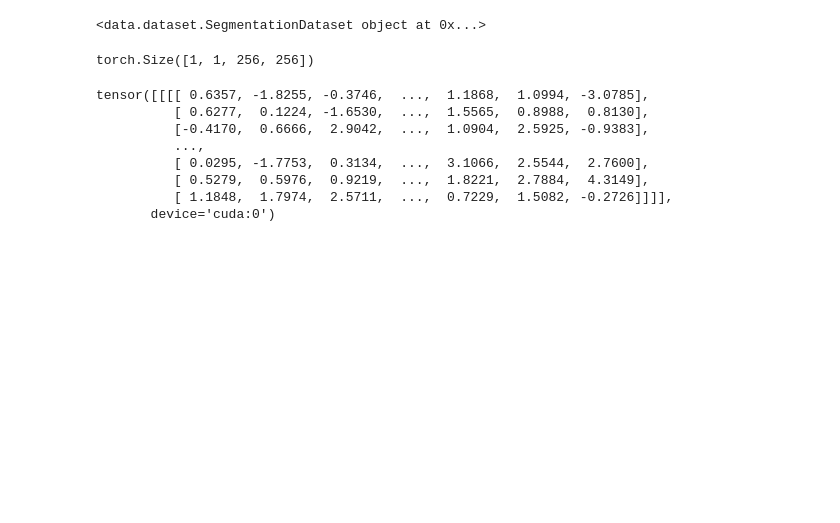
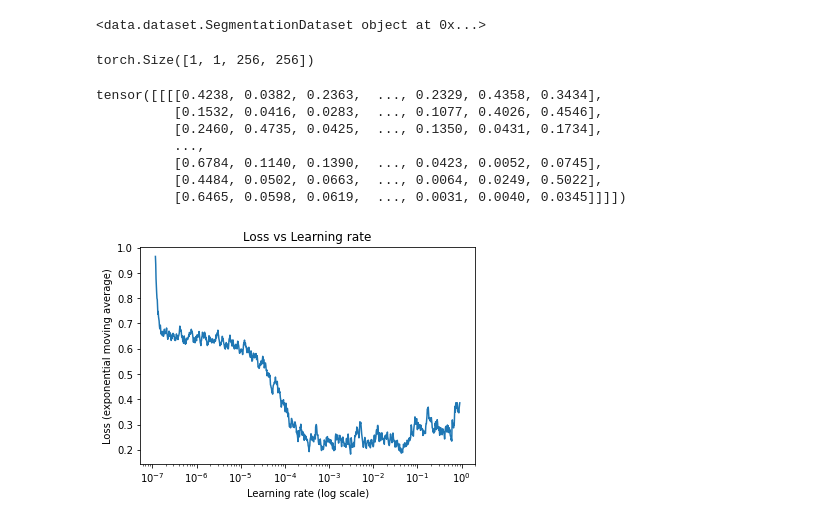
Before and after one commit to mo12896/learning-image-registration, a Jupyter notebook: notebooks/debugging.ipynb, the cells around one changed output. Saved outputs shown, nothing was run; the diff lists cells and outputs as text; code cells hidden in the pictures; blank space fills up the shorter version.

Commit message:
Add LearningRateScheduler and improve pipeline for #1

```diff
--- a/notebooks/debugging.ipynb
+++ b/notebooks/debugging.ipynb
@@ -31,7 +33,7 @@ shape=(256, 256)
 transform = transforms.Compose([
     # Data Preprocessing
     Create2D('y'),
-    #AddChannel(axs=0),
-    #Rescale(shape)
+    AddChannel(axs=0),
+    Rescale(shape)
 ])
 # %%
@@ -55,7 +51,8 @@ training_loader = DataLoader(training_set, batch_size=batch_size,
 # inspect model before training
 device = torch.device("cuda" if torch.cuda.is_available() else "cpu") # PyTorch v0.4.0
 
-model = UNet().to(device)
+#model = UNet().to(device)
+model = UNet()
 #summary(model, (1, 256, 256))
 # %%
 x = next(iter(training_loader))
@@ -67,14 +64,24 @@ torch.Size([1, 1, 256, 256])
 #x = torch.randn(size=(1, 1, 512, 512), dtype=torch.float32).to(device)
 #print()
 with torch.no_grad():
-    out = model(x[0].to(device))
+    out = model(x[0])
 print(out)
 # %% [output]
-tensor([[[[ 0.6357, -1.8255, -0.3746,  ...,  1.1868,  1.0994, -3.0785],
-          [ 0.6277,  0.1224, -1.6530,  ...,  1.5565,  0.8988,  0.8130],
-          [-0.4170,  0.6666,  2.9042,  ...,  1.0904,  2.5925, -0.9383],
+tensor([[[[0.4238, 0.0382, 0.2363,  ..., 0.2329, 0.4358, 0.3434],
+          [0.1532, 0.0416, 0.0283,  ..., 0.1077, 0.4026, 0.4546],
+          [0.2460, 0.4735, 0.0425,  ..., 0.1350, 0.0431, 0.1734],
           ...,
-          [ 0.0295, -1.7753,  0.3134,  ...,  3.1066,  2.5544,  2.7600],
-          [ 0.5279,  0.5976,  0.9219,  ...,  1.8221,  2.7884,  4.3149],
-          [ 1.1848,  1.7974,  2.5711,  ...,  0.7229,  1.5082, -0.2726]]]],
-       device='cuda:0')
+          [0.6784, 0.1140, 0.1390,  ..., 0.0423, 0.0052, 0.0745],
+          [0.4484, 0.0502, 0.0663,  ..., 0.0064, 0.0249, 0.5022],
+          [0.6465, 0.0598, 0.0619,  ..., 0.0031, 0.0040, 0.0345]]]])
+# %%
+from utils.utils import LearningRateFinder
+optimizer = torch.optim.Adam(model.parameters())
+criterion = DiceLoss()
+# %%
+lrf = LearningRateFinder(model, criterion, optimizer, device="cuda")
+lrf.fit(training_loader, steps=1000)
+# %%
+lrf.plot()
+# %% [output]
+[figure, added]
```
Also changed, not shown: parts of 2 cells of this notebook, 6 other files.
